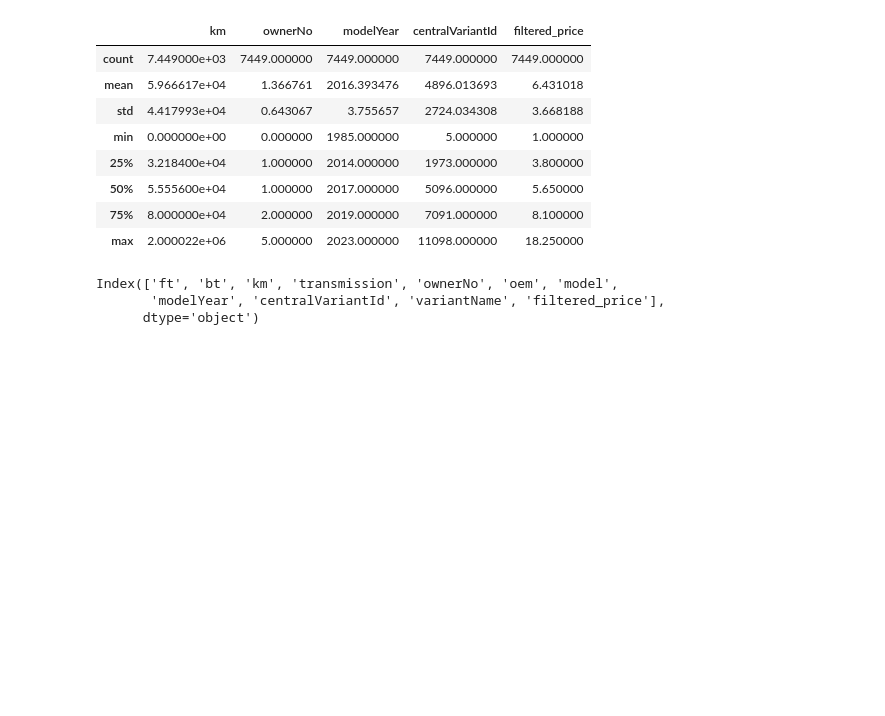
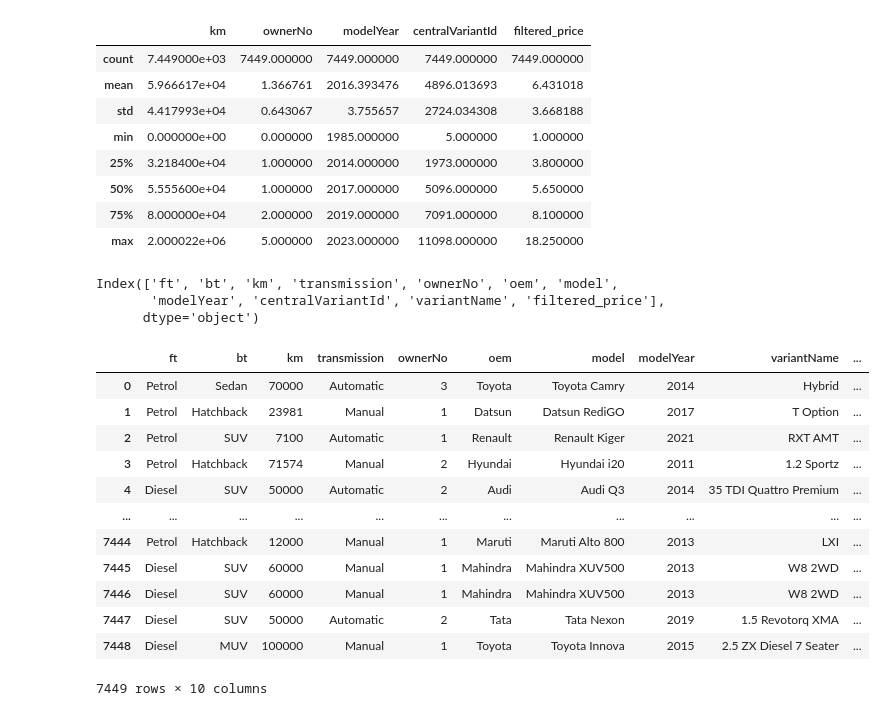
Before and after one commit to Mangesh-Khobragade/CAR-DEKHO-PRICE-PREDICTION, a Jupyter notebook: data_cleaning.ipynb, the cells around one changed output. Cells and saved outputs as stored; diff of their text form; code cells hidden in the pictures; blank space fills up the shorter version.

```diff
--- a/data_cleaning.ipynb
+++ b/data_cleaning.ipynb
@@ -478,4 +478,20 @@ print(overall_details.columns)
 Index(['ft', 'bt', 'km', 'transmission', 'ownerNo', 'oem', 'model',
        'modelYear', 'centralVariantId', 'variantName', 'filtered_price'],
       dtype='object')
+# %%
+overall_details.drop(columns='centralVariantId',axis=1)
+# %% [output]
+|  | ft | bt | km | transmission | ownerNo | oem | model | modelYear | variantName | ... |
+| 0 | Petrol | Sedan | 70000 | Automatic | 3 | Toyota | Toyota Camry | 2014 | Hybrid | ... |
+| 1 | Petrol | Hatchback | 23981 | Manual | 1 | Datsun | Datsun RediGO | 2017 | T Option | ... |
+| 2 | Petrol | SUV | 7100 | Automatic | 1 | Renault | Renault Kiger | 2021 | RXT AMT | ... |
+| 3 | Petrol | Hatchback | 71574 | Manual | 2 | Hyundai | Hyundai i20 | 2011 | 1.2 Sportz | ... |
+| 4 | Diesel | SUV | 50000 | Automatic | 2 | Audi | Audi Q3 | 2014 | 35 TDI Quattro Premium | ... |
+| ... | ... | ... | ... | ... | ... | ... | ... | ... | ... | ... |
+| 7444 | Petrol | Hatchback | 12000 | Manual | 1 | Maruti | Maruti Alto 800 | 2013 | LXI | ... |
+| 7445 | Diesel | SUV | 60000 | Manual | 1 | Mahindra | Mahindra XUV500 | 2013 | W8 2WD | ... |
+| 7446 | Diesel | SUV | 60000 | Manual | 1 | Mahindra | Mahindra XUV500 | 2013 | W8 2WD | ... |
+| 7447 | Diesel | SUV | 50000 | Automatic | 2 | Tata | Tata Nexon | 2019 | 1.5 Revotorq XMA | ... |
+| 7448 | Diesel | MUV | 100000 | Manual | 1 | Toyota | Toyota Innova | 2015 | 2.5 ZX Diesel 7 Seater | ... |
+7449 rows × 10 columns
 # %%
```
Also changed, not shown: parts of 1 cell of this notebook, 2 other files.
